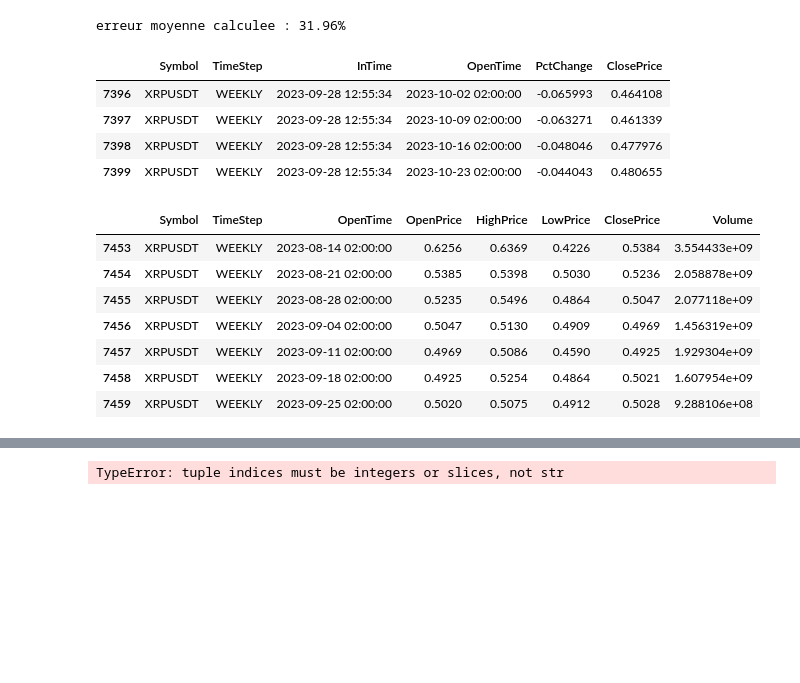
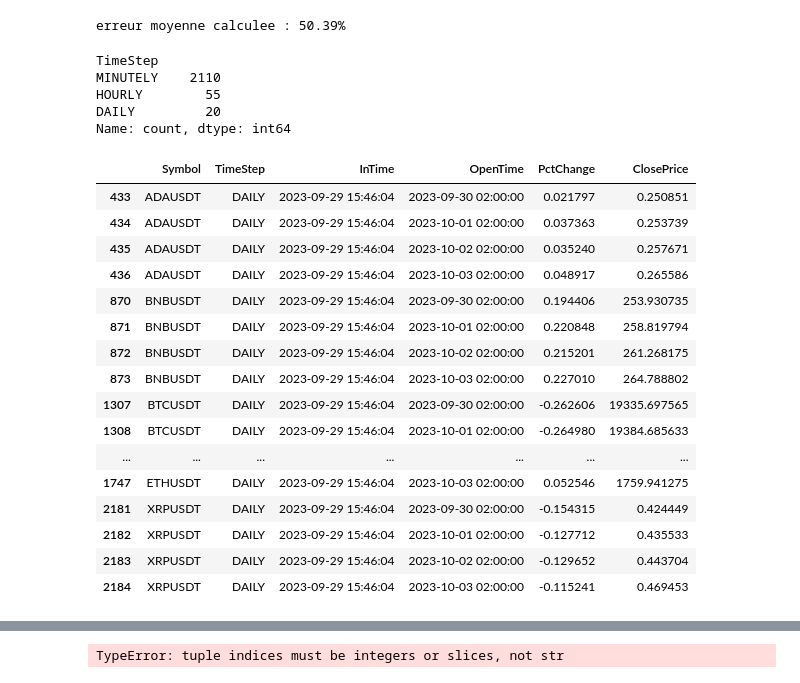
Before and after one commit to JohannGump/CryptoBot-Binance, a Jupyter notebook: airflow/brouillon.ipynb, the cells around one changed output, grey strips where cells are left out. Cells and saved outputs as stored; diff of their text form; code cells hidden in the pictures; blank space fills up the shorter version.

```diff
--- a/airflow/brouillon.ipynb
+++ b/airflow/brouillon.ipynb
@@ -20,7 +20,7 @@ klin_conn = {
 def sql_to_df(connector, table):
     connexion = mysql.connector.connect(**connector)
     curseur = connexion.cursor()
-    requete_sql = f"SELECT * FROM {table} WHERE Symbol != 'WEEKLY'"
+    requete_sql = f"SELECT * FROM {table} WHERE TimeStep != 'WEEKLY'"
     curseur.execute(requete_sql)
     dataframe = pd.DataFrame(curseur.fetchall(), columns=curseur.column_names)
     curseur.close()
@@ -39,29 +47,38 @@ def get_result():
 # %%
 get_result()
 # %% [output]
-erreur moyenne calculee : 31.96%
+erreur moyenne calculee : 50.39%
 # %%
 df_klines = sql_to_df(klin_conn, 'klines')
 df_predictions = sql_to_df(klin_conn, 'predictions')
 
 df_work = df_predictions.merge(right = df_klines, on = ['Symbol', 'TimeStep', 'OpenTime'], how = 'left')
 df_work['precision'] = abs((df_work['ClosePrice_y'] - df_work['ClosePrice_x']) / df_work['ClosePrice_y']) * 100
+# %%
+df_work['TimeStep'].value_counts()
+# %% [output]
+TimeStep
+MINUTELY    2110
+HOURLY        55
+DAILY         20
+Name: count, dtype: int64
 # %%
-df_predictions[(df_predictions['Symbol'] == 'XRPUSDT') & (df_predictions['TimeStep'] == 'WEEKLY')]
+df_predictions[df_predictions['TimeStep'] == 'DAILY']
 # %% [output]
 |  | Symbol | TimeStep | InTime | OpenTime | PctChange | ClosePrice |
-| 7396 | XRPUSDT | WEEKLY | 2023-09-28 12:55:34 | 2023-10-02 02:00:00 | -0.065993 | 0.464108 |
-| 7397 | XRPUSDT | WEEKLY | 2023-09-28 12:55:34 | 2023-10-09 02:00:00 | -0.063271 | 0.461339 |
-| 7398 | XRPUSDT | WEEKLY | 2023-09-28 12:55:34 | 2023-10-16 02:00:00 | -0.048046 | 0.477976 |
-| 7399 | XRPUSDT | WEEKLY | 2023-09-28 12:55:34 | 2023-10-23 02:00:00 | -0.044043 | 0.480655 |
+| 433 | ADAUSDT | DAILY | 2023-09-29 15:46:04 | 2023-09-30 02:00:00 | 0.021797 | 0.250851 |
+| 434 | ADAUSDT | DAILY | 2023-09-29 15:46:04 | 2023-10-01 02:00:00 | 0.037363 | 0.253739 |
+| 435 | ADAUSDT | DAILY | 2023-09-29 15:46:04 | 2023-10-02 02:00:00 | 0.035240 | 0.257671 |
+| 436 | ADAUSDT | DAILY | 2023-09-29 15:46:04 | 2023-10-03 02:00:00 | 0.048917 | 0.265586 |
+| 870 | BNBUSDT | DAILY | 2023-09-29 15:46:04 | 2023-09-30 02:00:00 | 0.194406 | 253.930735 |
+| 871 | BNBUSDT | DAILY | 2023-09-29 15:46:04 | 2023-10-01 02:00:00 | 0.220848 | 258.819794 |
+| 872 | BNBUSDT | DAILY | 2023-09-29 15:46:04 | 2023-10-02 02:00:00 | 0.215201 | 261.268175 |
+| 873 | BNBUSDT | DAILY | 2023-09-29 15:46:04 | 2023-10-03 02:00:00 | 0.227010 | 264.788802 |
+| 1307 | BTCUSDT | DAILY | 2023-09-29 15:46:04 | 2023-09-30 02:00:00 | -0.262606 | 19335.697565 |
+| 1308 | BTCUSDT | DAILY | 2023-09-29 15:46:04 | 2023-10-01 02:00:00 | -0.264980 | 19384.685633 |
+| ... | ... | ... | ... | ... | ... | ... |
+| 1747 | ETHUSDT | DAILY | 2023-09-29 15:46:04 | 2023-10-03 02:00:00 | 0.052546 | 1759.941275 |
+| 2181 | XRPUSDT | DAILY | 2023-09-29 15:46:04 | 2023-09-30 02:00:00 | -0.154315 | 0.424449 |
+| 2182 | XRPUSDT | DAILY | 2023-09-29 15:46:04 | 2023-10-01 02:00:00 | -0.127712 | 0.435533 |
+| 2183 | XRPUSDT | DAILY | 2023-09-29 15:46:04 | 2023-10-02 02:00:00 | -0.129652 | 0.443704 |
+| 2184 | XRPUSDT | DAILY | 2023-09-29 15:46:04 | 2023-10-03 02:00:00 | -0.115241 | 0.469453 |
-# %%
-df_klines[(df_klines['Symbol'] == 'XRPUSDT') & (df_klines['TimeStep'] == 'WEEKLY')]
-# %% [output]
-|  | Symbol | TimeStep | OpenTime | OpenPrice | HighPrice | LowPrice | ClosePrice | Volume |
-| 7453 | XRPUSDT | WEEKLY | 2023-08-14 02:00:00 | 0.6256 | 0.6369 | 0.4226 | 0.5384 | 3.554433e+09 |
-| 7454 | XRPUSDT | WEEKLY | 2023-08-21 02:00:00 | 0.5385 | 0.5398 | 0.5030 | 0.5236 | 2.058878e+09 |
-| 7455 | XRPUSDT | WEEKLY | 2023-08-28 02:00:00 | 0.5235 | 0.5496 | 0.4864 | 0.5047 | 2.077118e+09 |
-| 7456 | XRPUSDT | WEEKLY | 2023-09-04 02:00:00 | 0.5047 | 0.5130 | 0.4909 | 0.4969 | 1.456319e+09 |
-| 7457 | XRPUSDT | WEEKLY | 2023-09-11 02:00:00 | 0.4969 | 0.5086 | 0.4590 | 0.4925 | 1.929304e+09 |
-| 7458 | XRPUSDT | WEEKLY | 2023-09-18 02:00:00 | 0.4925 | 0.5254 | 0.4864 | 0.5021 | 1.607954e+09 |
-| 7459 | XRPUSDT | WEEKLY | 2023-09-25 02:00:00 | 0.5020 | 0.5075 | 0.4912 | 0.5028 | 9.288106e+08 |
```
Also changed, not shown: parts of 14 cells of this notebook, 1 other file.
